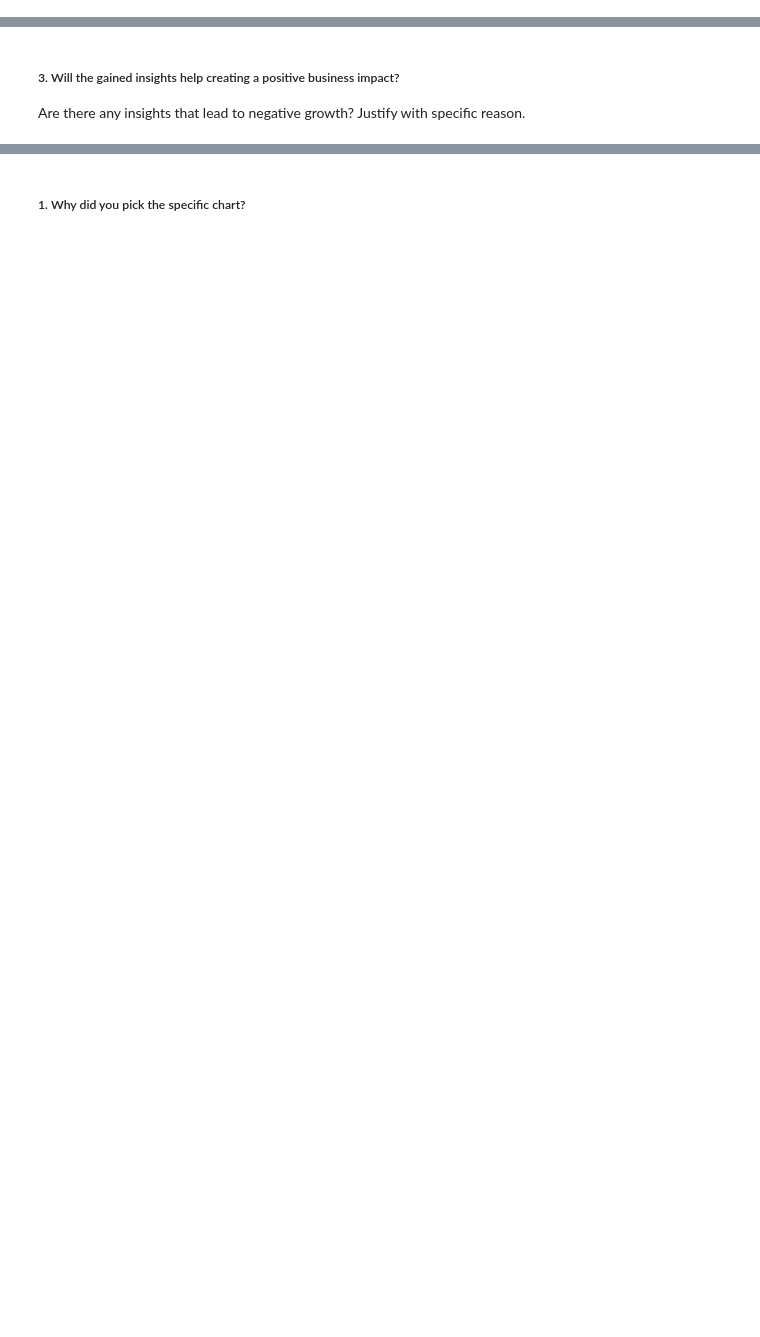
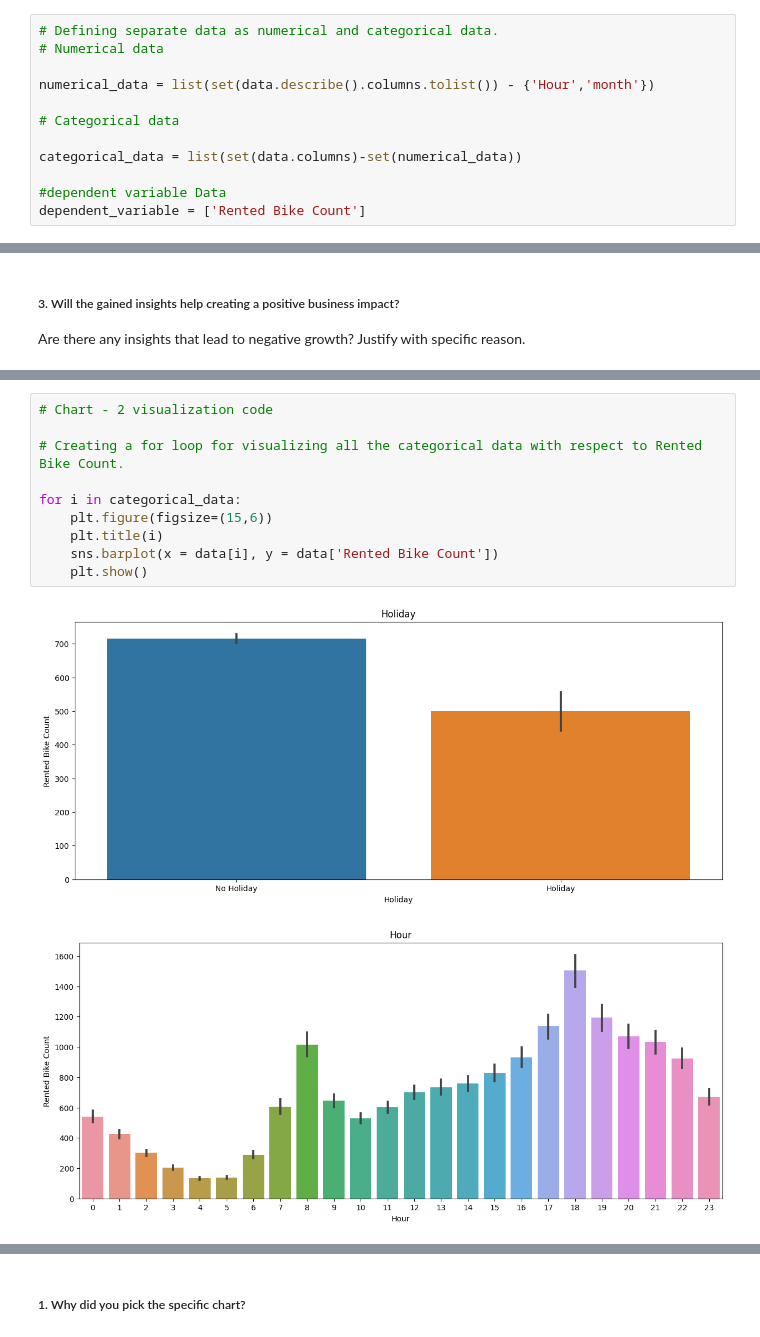
Before and after one commit to abhiwavhal/BIKE-SHARING-DEMAND-PREDICTION, a Jupyter notebook: Bike_Shearing_Demand_Prediction.ipynb, the cells around one changed output, grey strips where cells are left out. Saved outputs shown, nothing was run; the diff lists cells and outputs as text; blank space fills up the shorter version.

```diff
--- a/Bike_Shearing_Demand_Prediction.ipynb
+++ b/Bike_Shearing_Demand_Prediction.ipynb
@@ -157,0 +351,12 @@ Answer Here
+# %%
+# Defining separate data as numerical and categorical data.
+# Numerical data
+
+numerical_data = list(set(data.describe().columns.tolist()) - {'Hour','month'})
+
+# Categorical data
+
+categorical_data = list(set(data.columns)-set(numerical_data))
+
+#dependent variable Data
+dependent_variable = ['Rented Bike Count']
@@ -184,0 +440,13 @@ Answer Here
+# %%
+# Chart - 2 visualization code
+
+# Creating a for loop for visualizing all the categorical data with respect to Rented Bike Count.
+
+for i in categorical_data:
+    plt.figure(figsize=(15,6))
+    plt.title(i)
+    sns.barplot(x = data[i], y = data['Rented Bike Count'])
+    plt.show()
+# %% [output]
+[figure, added]
+[figure, added]
```
Also changed, not shown: parts of 108 cells of this notebook.
